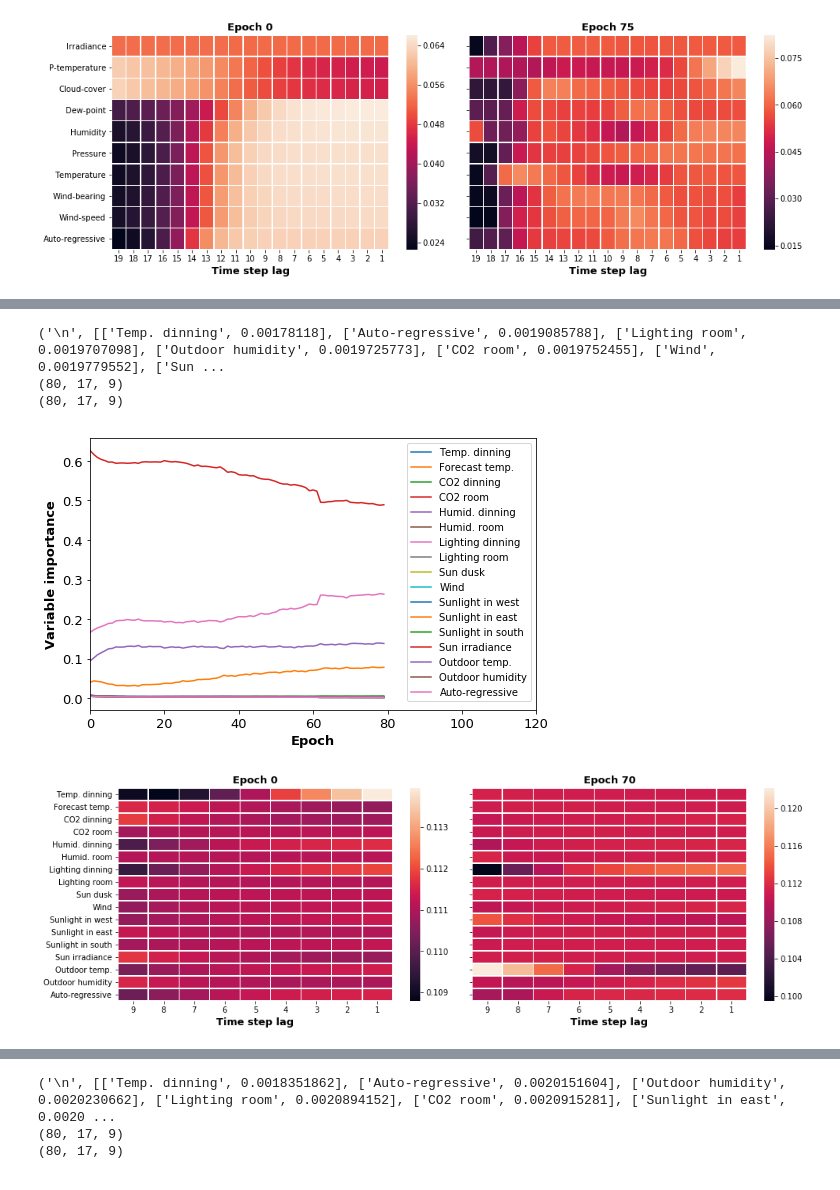
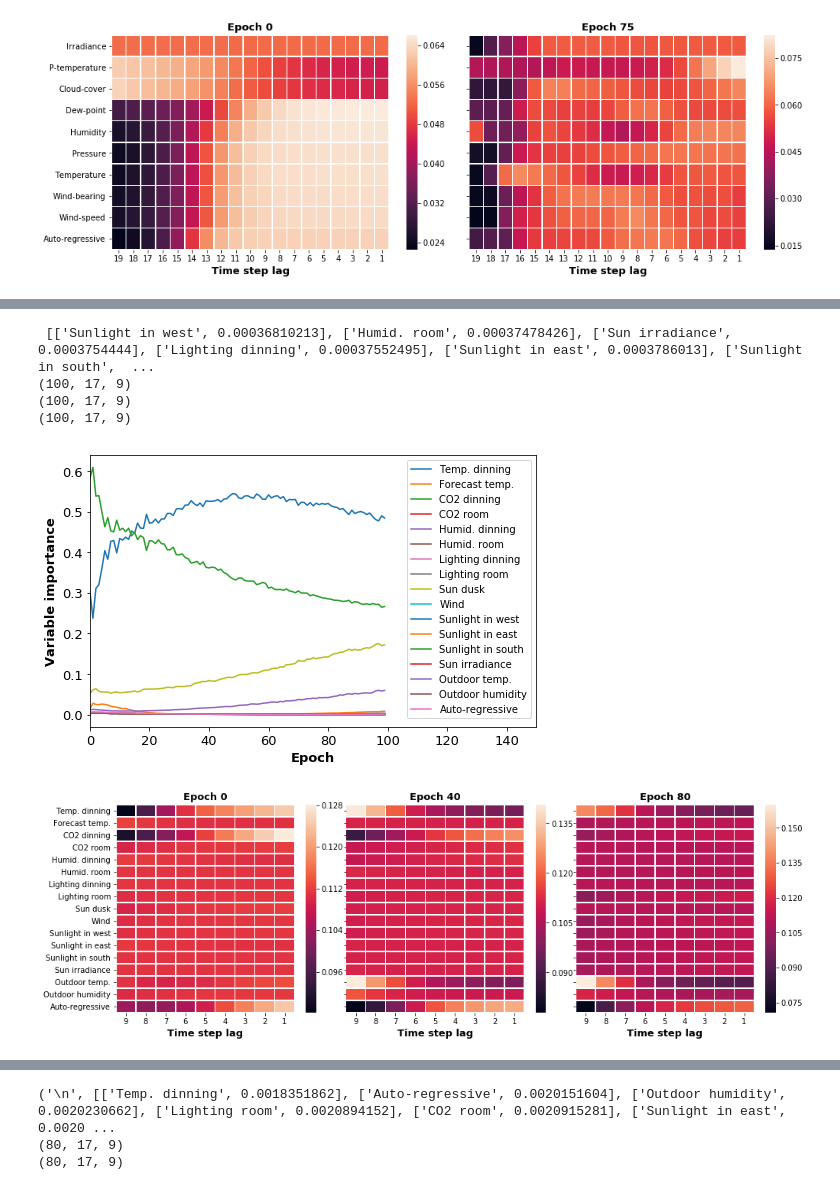
Before and after one commit to weilai0980/tsRNN, a Jupyter notebook: forecasting/result_importance.ipynb, the cells around one changed output, grey strips where cells are left out. Cells and saved outputs as stored; diff of their text form; code cells hidden in the pictures.

```diff
--- a/forecasting/result_importance.ipynb
+++ b/forecasting/result_importance.ipynb
@@ -35,9 +35,9 @@ from utils_results_analysis import *
 # %% [output]
 Using TensorFlow backend.
 # %%
-def plot_epoch_variable(file, legend_label, x_right, ax_prior, ax_poster, legend_size, legend_col):
+def plot_epoch_variable(file_path, legend_label, x_right, ax_prior, ax_poster, legend_size, legend_col):
 
-    pkl_file = open(file, 'rb')
+    pkl_file = open(file_path, 'rb')
     data = pickle.load(pkl_file)
 
     # fig, ax = plt.subplots( ncols = 2 , figsize=(22,6));
@@ -77,9 +77,9 @@ def plot_epoch_variable(file, legend_label, x_right, ax_prior, ax_poster, legend
         ax_poster.legend(fontsize=legend_size, ncol = legend_col)
 
 
-def plot_epoch_variable_temporal(file, epoch_id, ax, variable_names, bool_show_ylabel):
+def plot_epoch_variable_temporal(file_path, epoch_id, ax, variable_names, bool_show_ylabel):
 
-    pkl_file = open(file, 'rb')
+    pkl_file = open(file_path, 'rb')
     data = pickle.load(pkl_file)
 
     epoch_var_att = []
@@ -108,9 +108,9 @@ def plot_epoch_variable_temporal(file, epoch_id, ax, variable_names, bool_show_y
 
 
 
-def sort_variable(file, label):
+def sort_variable(file_path, label):
 
-    pkl_file = open(file, 'rb')
+    pkl_file = open(file_path, 'rb')
     data = pickle.load(pkl_file)
 
     att = []
@@ -434,37 +444,44 @@ fig.subplots_adjust(wspace = 0.03, hspace = 0)
 # %%
 # gate type: tensor
 
-file_path = "../../ts_results/sml/tensor/ke_tensorsml_01.00.0001_.p"
+# file_path = "../../ts_results/sml/tensor/ke_tensorsml_01.00.1_.p"
+
+file_path = "../../ts_results/error_plot2/ke_tensor_sml_01.00.0001_.p"
+
 
 # --- variable impor
 
 fig, ax = plt.subplots( ncols = 1, figsize=(8,5));
 
 print('\n', sort_variable(file_path, full_cols))
 
 # epoch-wise variable importance
-plot_epoch_variable(file_path, full_cols, 120, None, ax, 10)
+plot_epoch_variable(file_path, full_cols, 150, None, ax, 10, 1)
 
 fig.savefig('../../ts_results/figure/tensor_var_sml.eps', bbox_inches='tight')
 
 
 # --- epoch-wise variable temporal importance
 
-fig, ax = plt.subplots( ncols = 2, figsize=(16,5));
+fig, ax = plt.subplots( ncols = 3, figsize=(16,5));
 
 plot_epoch_variable_temporal(file_path, 0, ax[0], full_cols, True)
 
-plot_epoch_variable_temporal(file_path, 70, ax[1], full_cols, False)
+plot_epoch_variable_temporal(file_path, 40, ax[1], full_cols, False)
+
+plot_epoch_variable_temporal(file_path, 80, ax[2], full_cols, False)
+
 
 fig.subplots_adjust(wspace = 0.03, hspace = 0)
 
-fig.savefig('../../ts_results/figure/tensor_var_temp_sml.eps', bbox_inches='tight')
+# fig.savefig('../../ts_results/figure/tensor_var_temp_sml.eps', bbox_inches='tight')
 # %% [output]
-('\n', [['Temp. dinning', 0.00178118], ['Auto-regressive', 0.0019085788], ['Lighting room', 0.0019707098], ['Outdoor humidity', 0.0019725773], ['CO2 room', 0.0019752455], ['Wind', 0.0019779552], ['Sun ...
-(80, 17, 9)
-(80, 17, 9)
+ [['Sunlight in west', 0.00036810213], ['Humid. room', 0.00037478426], ['Sun irradiance', 0.0003754444], ['Lighting dinning', 0.00037552495], ['Sunlight in east', 0.0003786013], ['Sunlight in south',  ...
+(100, 17, 9)
+(100, 17, 9)
+(100, 17, 9)
-[figure, old version]
+[figure, new version]
-[figure, old version]
+[figure, new version]
 # %%
 # gate type: full
 
```
Also changed, not shown: parts of 5 cells of this notebook, 22 other files.
